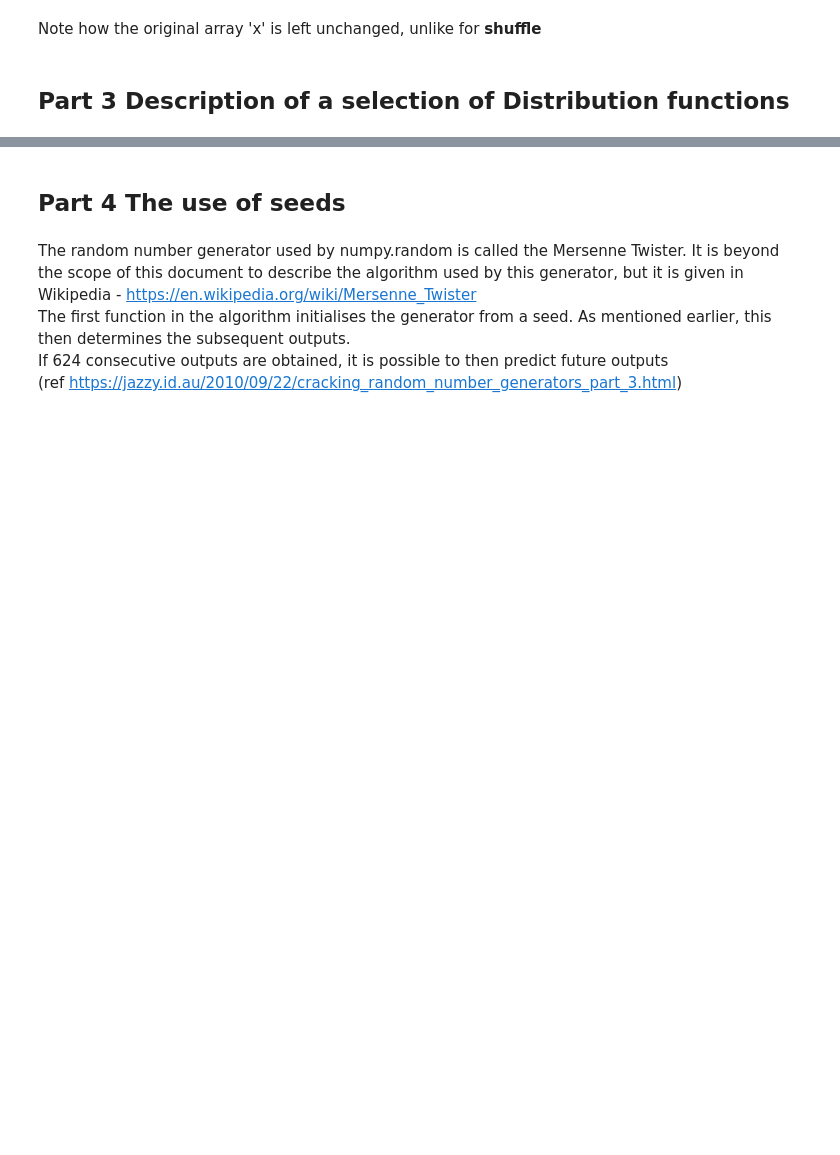
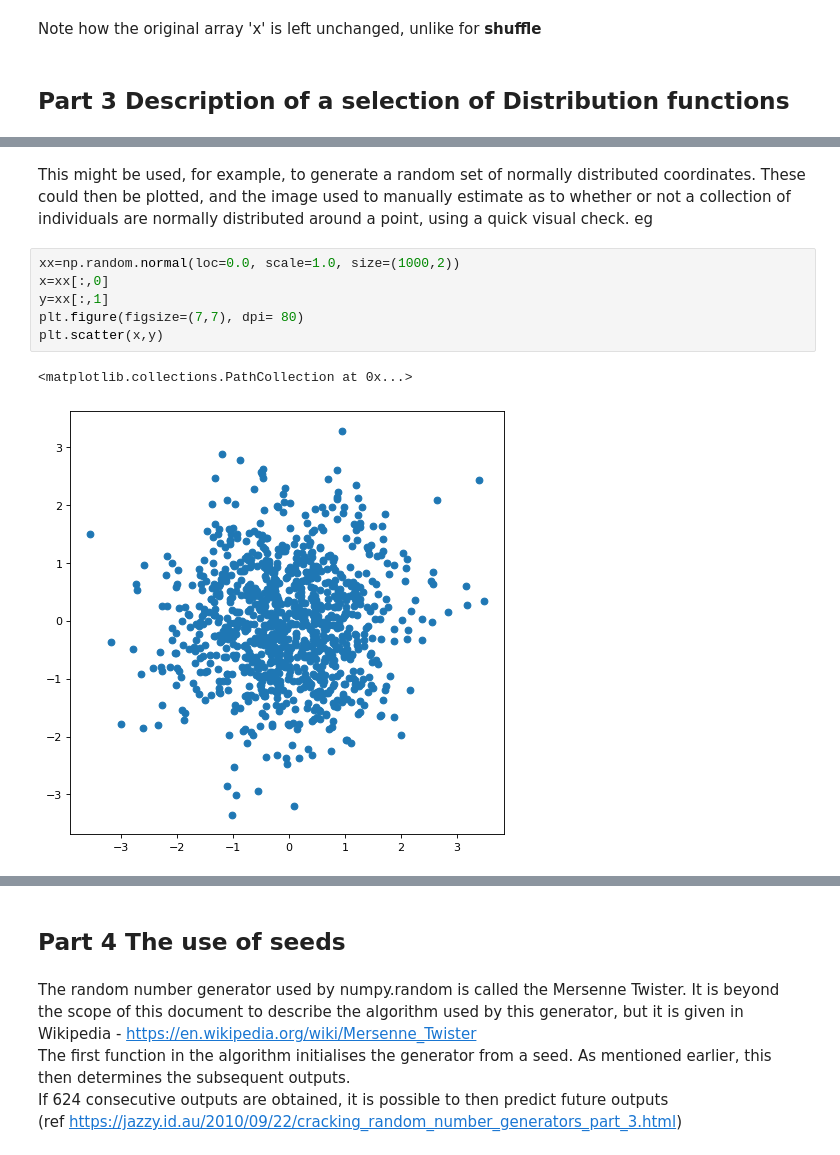
Before and after one commit to NigelSlack/numpy-random, a Jupyter notebook: numpy-random.ipynb, the cells around one changed output, grey strips where cells are left out. Drawn from its saved outputs; the diff is of its cells as text; blank space fills up the shorter version.

Commit message:
Include 2D example of Normal
Include a 2D example of the Normal distribution, and an application.

```diff
--- a/numpy-random.ipynb
+++ b/numpy-random.ipynb
@@ -279,0 +291,11 @@ The larger the sample size of customers, the better would be the estimation of t
+# %% [markdown]
+This might be used, for example, to generate a random set of normally distributed coordinates. These could then be plotted, and the image used to manually estimate as to whether or not a collection of individuals are normally distributed around a point, using a quick visual check. eg
+# %%
+xx=np.random.normal(loc=0.0, scale=1.0, size=(1000,2))
+x=xx[:,0]
+y=xx[:,1]
+plt.figure(figsize=(7,7), dpi= 80)
+plt.scatter(x,y)
+# %% [output]
+<matplotlib.collections.PathCollection at 0x...>
+[figure, added]
```
Also changed, not shown: parts of 9 cells of this notebook.
